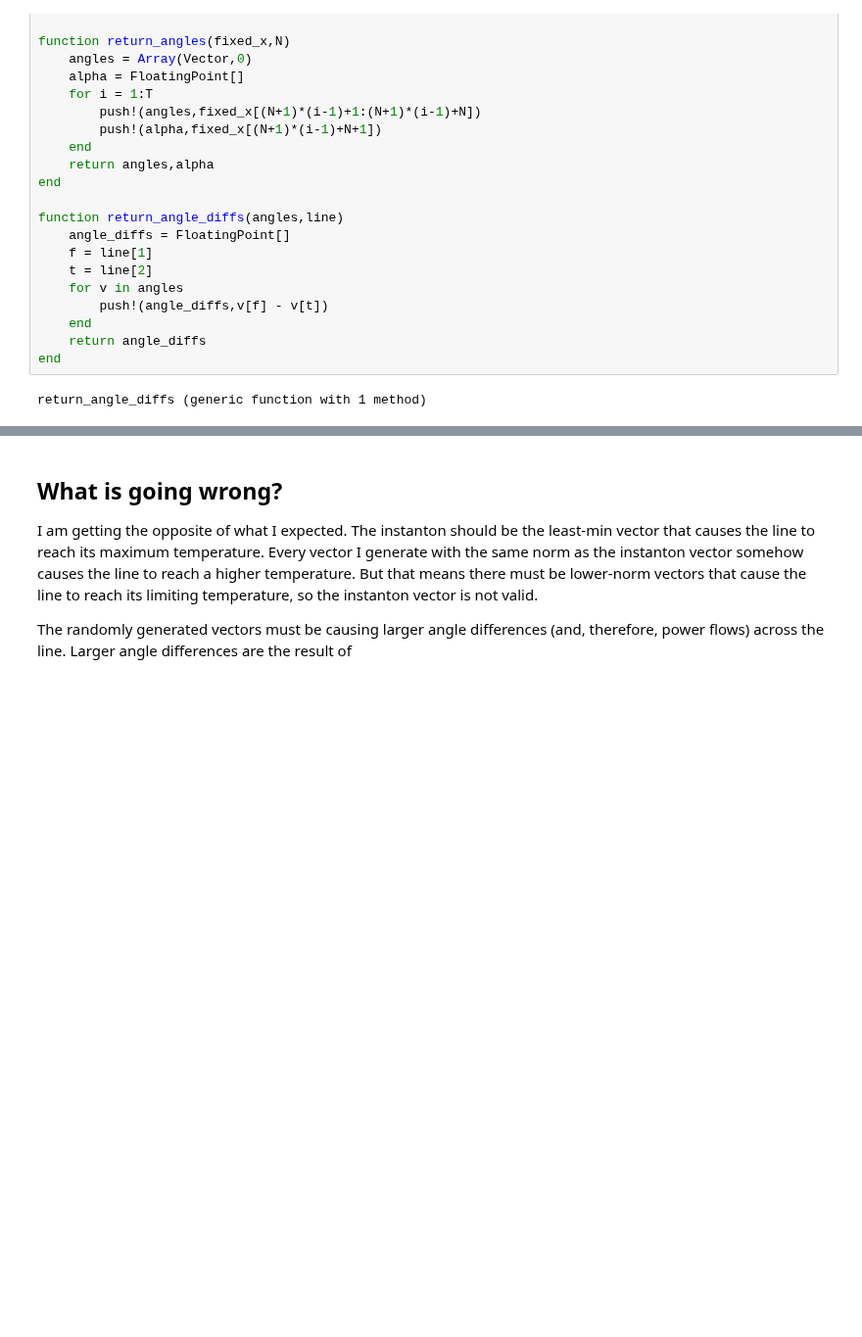
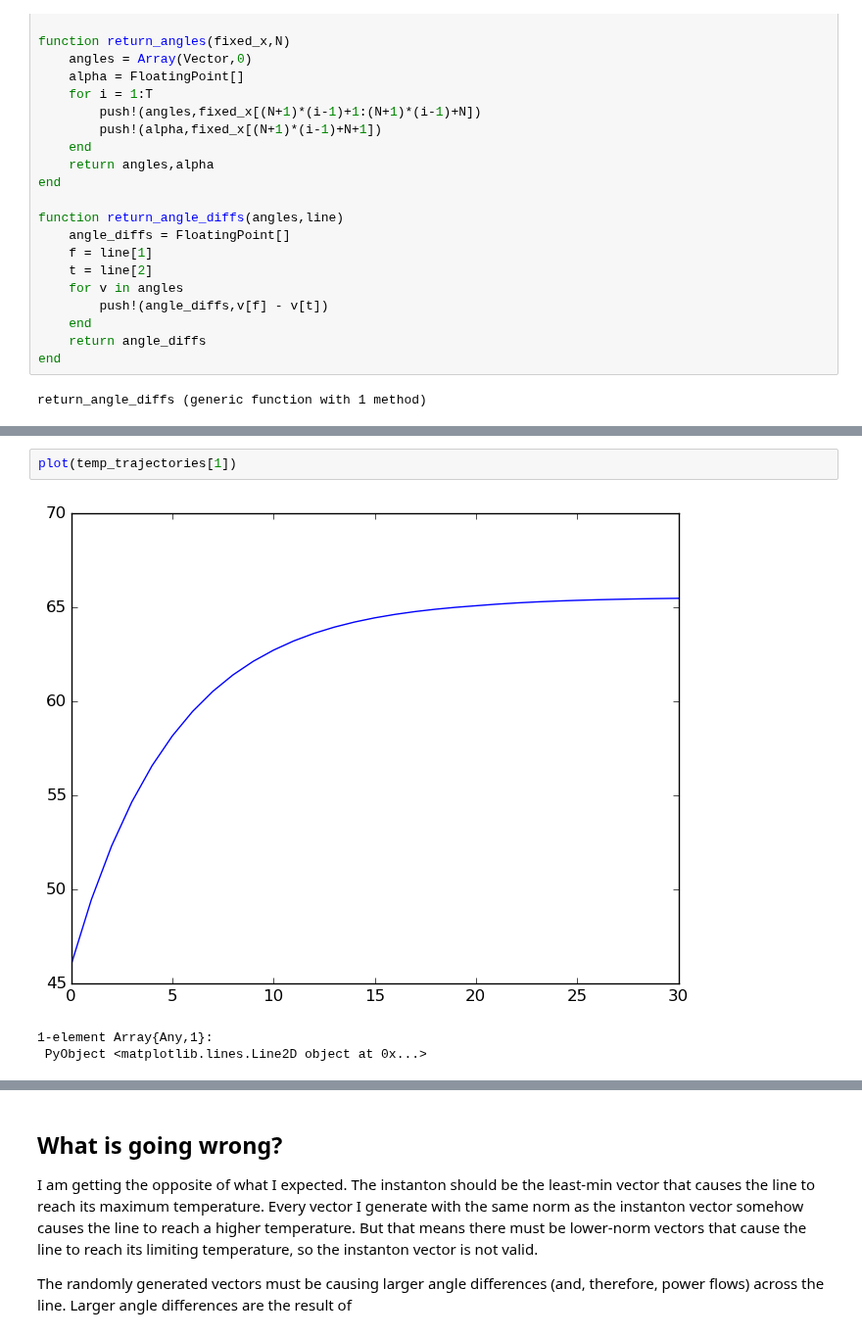
Before and after one commit to kersulis/TemporalInstanton.jl, a Jupyter notebook: nbs/2015-06-17-Figure for Misha.ipynb, the cells around one changed output, grey strips where cells are left out. Shown at 98% size. Cells and saved outputs as stored; diff of their text form; blank space fills up the shorter version.

```diff
--- a/nbs/2015-06-17-Figure for Misha.ipynb
+++ b/nbs/2015-06-17-Figure for Misha.ipynb
@@ -388,0 +391,6 @@ Slider{Int64}([Input{Int64}] 27,"plc",27,1:54)
+# %%
+plot(temp_trajectories[1])
+# %% [output]
+[figure, added]
+1-element Array{Any,1}:
+ PyObject <matplotlib.lines.Line2D object at 0x...>
```
Also changed, not shown: parts of 12 cells of this notebook, 2 other files.
